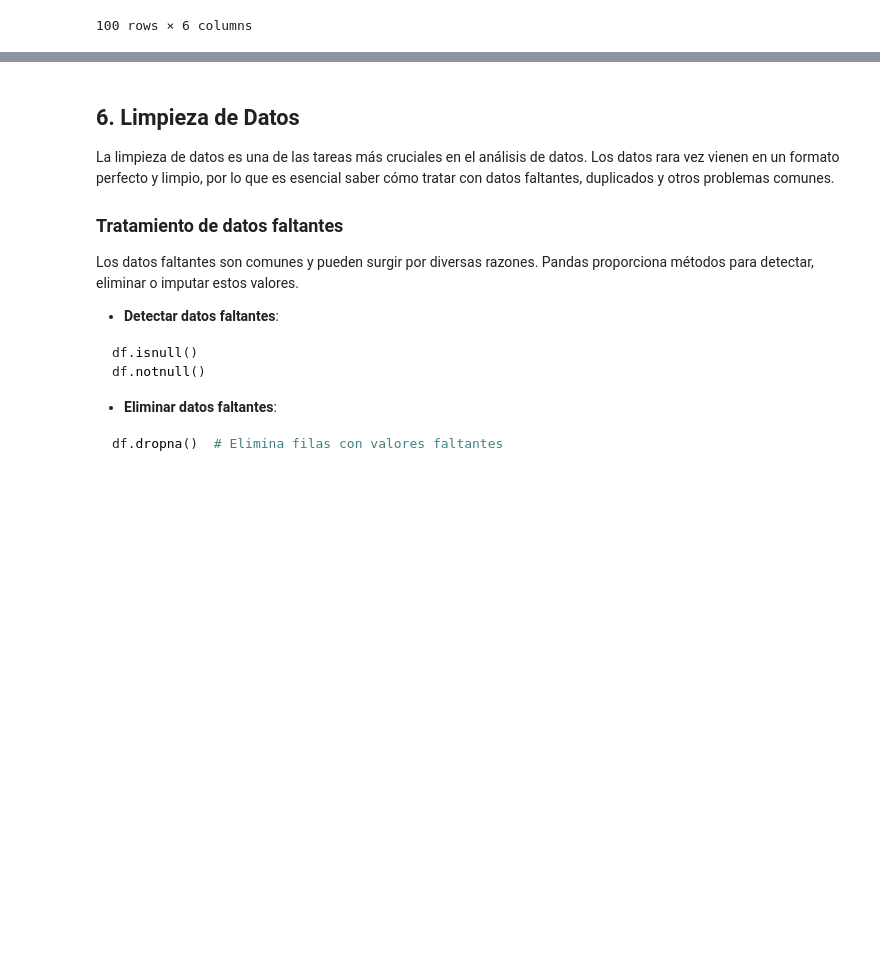
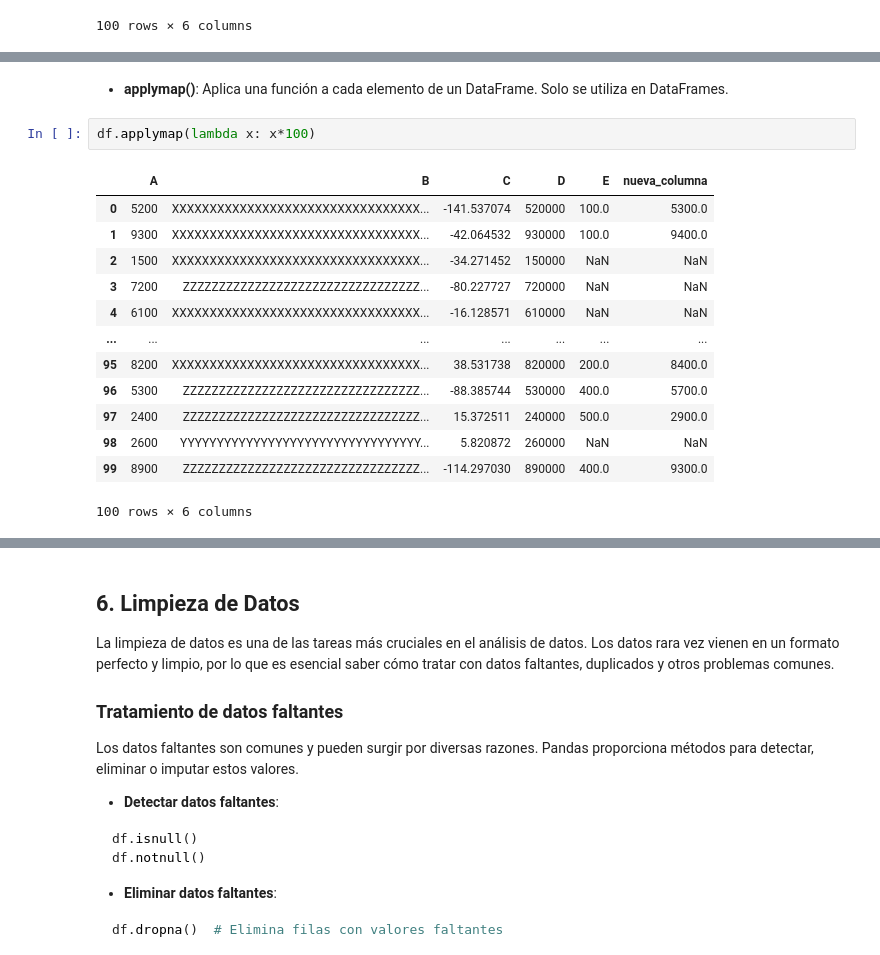
Before and after one commit to K3nnyZY/Python_class, a Jupyter notebook: Pandas/Curso_Pandas_Python.ipynb, the cells around one changed output, grey strips where cells are left out. Cells and saved outputs as stored; diff of their text form; blank space fills up the shorter version.

```diff
--- a/Pandas/Curso_Pandas_Python.ipynb
+++ b/Pandas/Curso_Pandas_Python.ipynb
@@ -421,0 +462,19 @@ display(df)
+# %% [markdown]
+
+- **applymap()**: Aplica una función a cada elemento de un DataFrame. Solo se utiliza en DataFrames.
+# %%
+df.applymap(lambda x: x*100)
+# %% [output]
+|  | A | B | C | D | E | nueva_columna |
+| 0 | 5200 | XXXXXXXXXXXXXXXXXXXXXXXXXXXXXXXXX... | -141.537074 | 520000 | 100.0 | 5300.0 |
+| 1 | 9300 | XXXXXXXXXXXXXXXXXXXXXXXXXXXXXXXXX... | -42.064532 | 930000 | 100.0 | 9400.0 |
+| 2 | 1500 | XXXXXXXXXXXXXXXXXXXXXXXXXXXXXXXXX... | -34.271452 | 150000 | NaN | NaN |
+| 3 | 7200 | ZZZZZZZZZZZZZZZZZZZZZZZZZZZZZZZZZ... | -80.227727 | 720000 | NaN | NaN |
+| 4 | 6100 | XXXXXXXXXXXXXXXXXXXXXXXXXXXXXXXXX... | -16.128571 | 610000 | NaN | NaN |
+| ... | ... | ... | ... | ... | ... | ... |
+| 95 | 8200 | XXXXXXXXXXXXXXXXXXXXXXXXXXXXXXXXX... | 38.531738 | 820000 | 200.0 | 8400.0 |
+| 96 | 5300 | ZZZZZZZZZZZZZZZZZZZZZZZZZZZZZZZZZ... | -88.385744 | 530000 | 400.0 | 5700.0 |
+| 97 | 2400 | ZZZZZZZZZZZZZZZZZZZZZZZZZZZZZZZZZ... | 15.372511 | 240000 | 500.0 | 2900.0 |
+| 98 | 2600 | YYYYYYYYYYYYYYYYYYYYYYYYYYYYYYYYY... | 5.820872 | 260000 | NaN | NaN |
+| 99 | 8900 | ZZZZZZZZZZZZZZZZZZZZZZZZZZZZZZZZZ... | -114.297030 | 890000 | 400.0 | 9300.0 |
+100 rows × 6 columns
```
Also changed, not shown: parts of 9 cells of this notebook.
